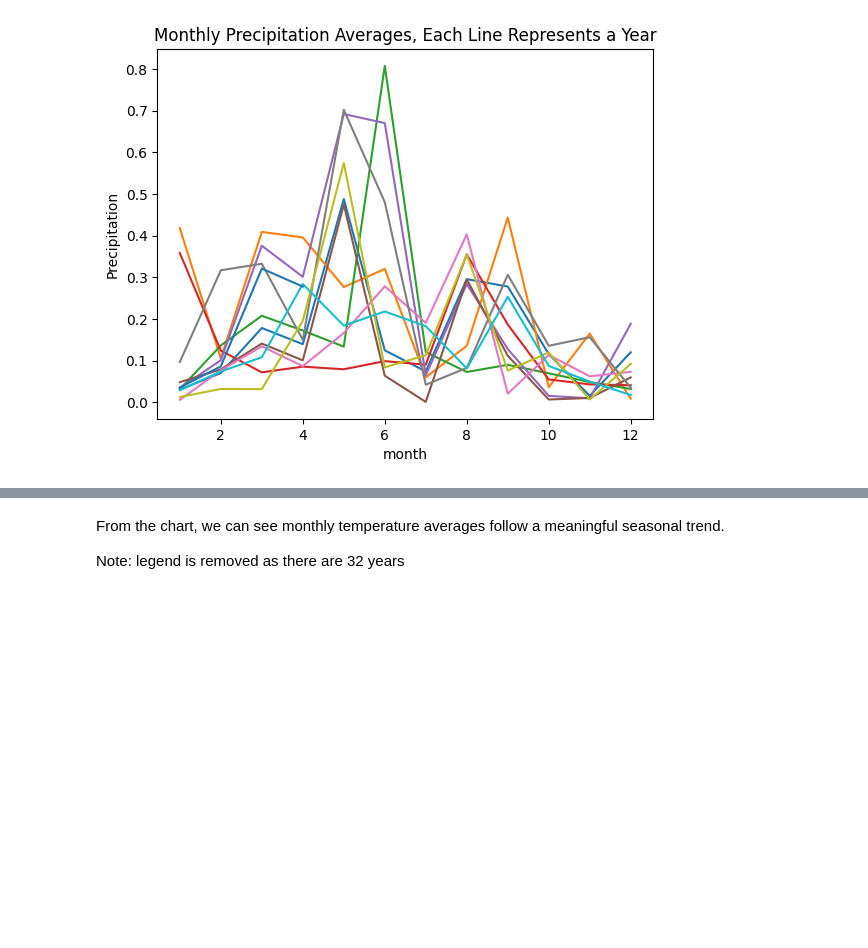
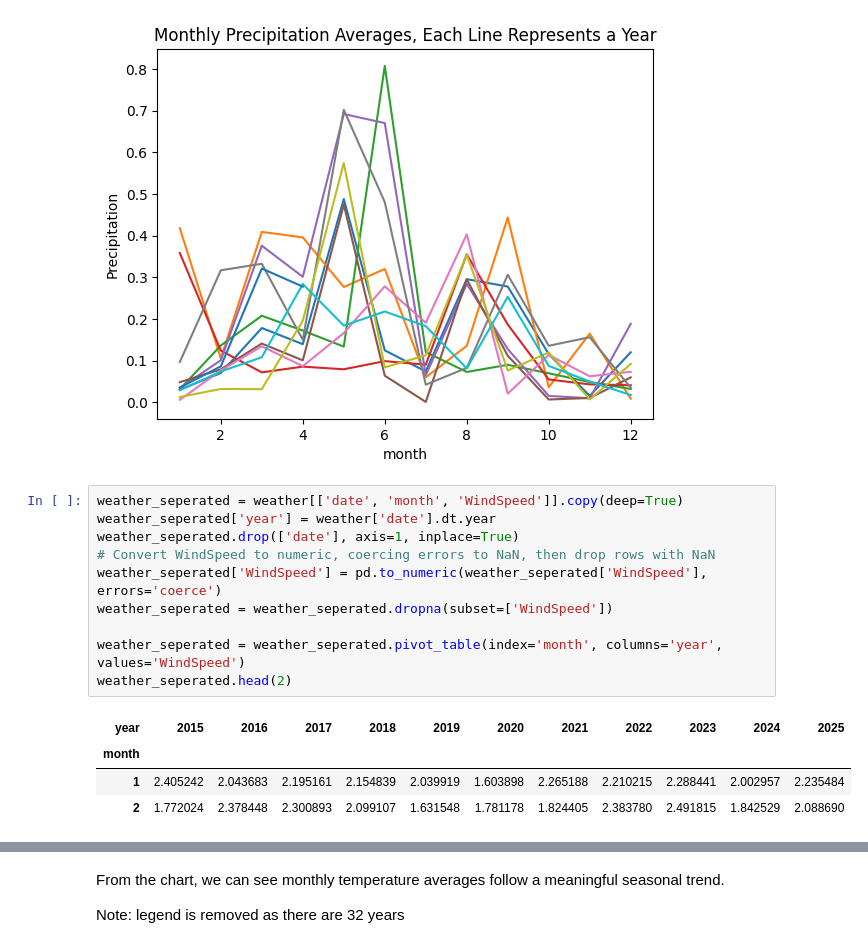
Before and after one commit to CYHuang0429/1132.515504-Team28-Weather, a Jupyter notebook: baseline.ipynb, the cells around one changed output, grey strips where cells are left out. Cells and saved outputs as stored; diff of their text form; blank space fills up the shorter version.

```diff
--- a/baseline.ipynb
+++ b/baseline.ipynb
@@ -136,3 +136,18 @@ plt.legend().remove()
 plt.show()
 # %% [output]
 [figure]
+# %%
+weather_seperated = weather[['date', 'month', 'WindSpeed']].copy(deep=True)
+weather_seperated['year'] = weather['date'].dt.year
+weather_seperated.drop(['date'], axis=1, inplace=True)
+# Convert WindSpeed to numeric, coercing errors to NaN, then drop rows with NaN
+weather_seperated['WindSpeed'] = pd.to_numeric(weather_seperated['WindSpeed'], errors='coerce')
+weather_seperated = weather_seperated.dropna(subset=['WindSpeed'])
+
+weather_seperated = weather_seperated.pivot_table(index='month', columns='year', values='WindSpeed')
+weather_seperated.head(2)
+# %% [output]
+| year | 2015 | 2016 | 2017 | 2018 | 2019 | 2020 | 2021 | 2022 | 2023 | 2024 | 2025 |
+| month |  |  |  |  |  |  |  |  |  |  |  |
+| 1 | 2.405242 | 2.043683 | 2.195161 | 2.154839 | 2.039919 | 1.603898 | 2.265188 | 2.210215 | 2.288441 | 2.002957 | 2.235484 |
+| 2 | 1.772024 | 2.378448 | 2.300893 | 2.099107 | 1.631548 | 1.781178 | 1.824405 | 2.383780 | 2.491815 | 1.842529 | 2.088690 |
```
Also changed, not shown: parts of 1 cell of this notebook.
